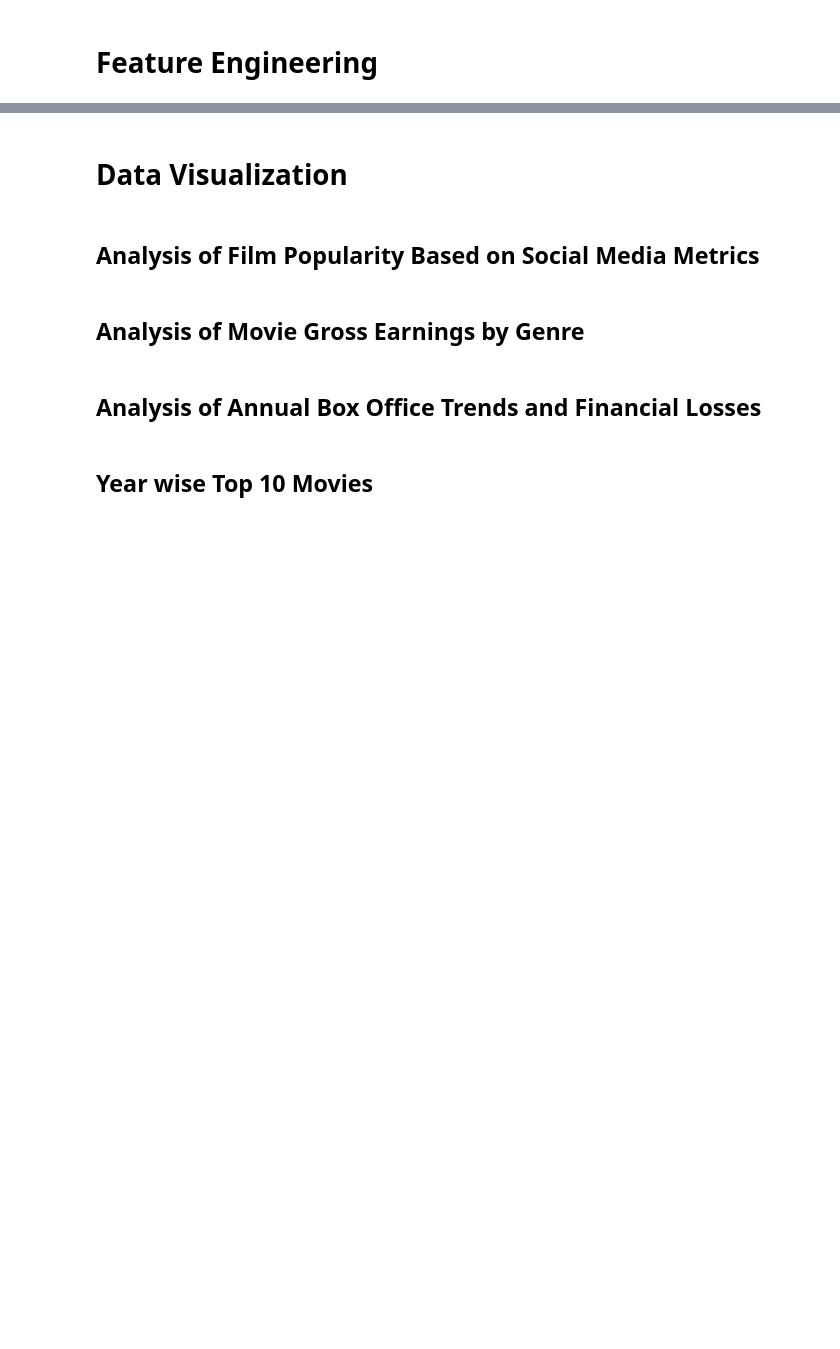
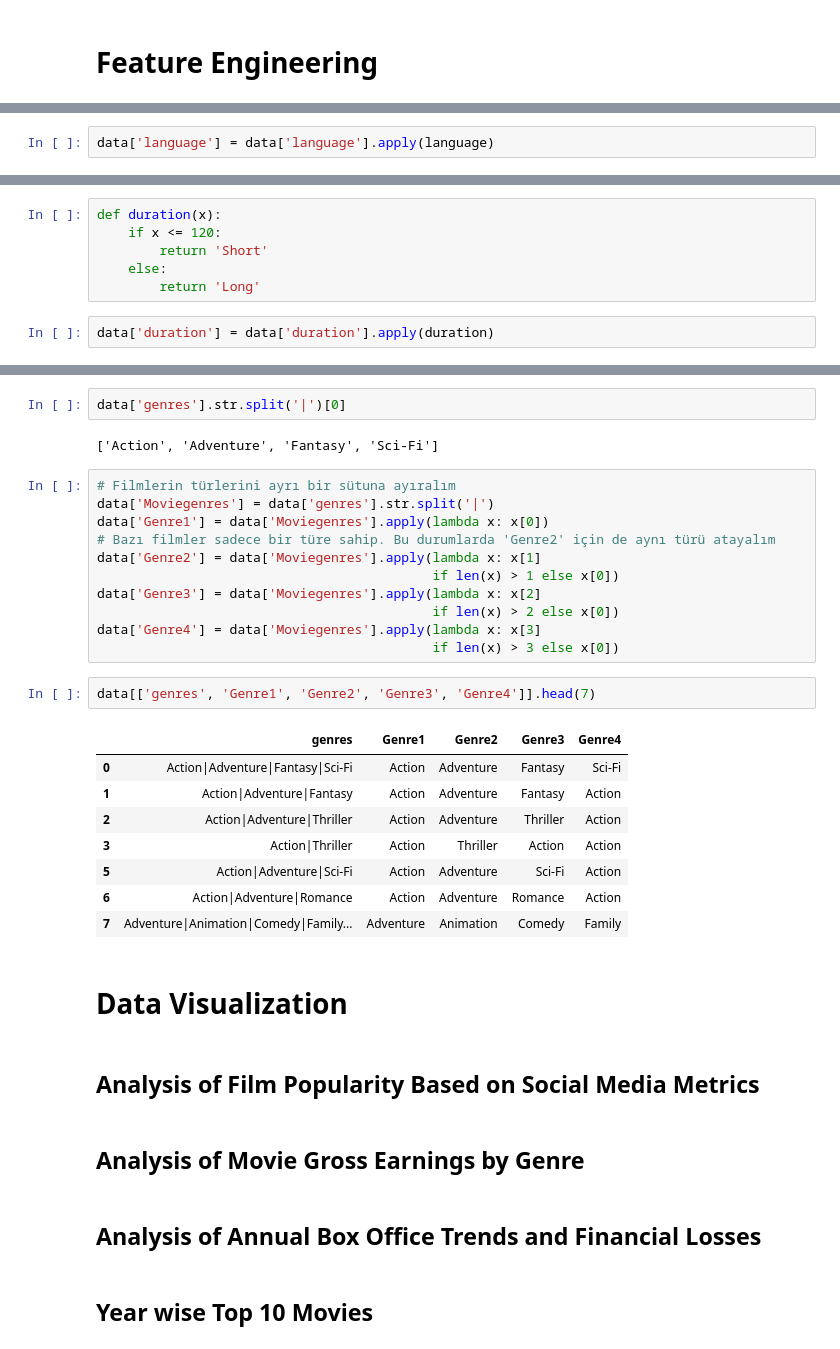
Before and after one commit to ayaramis/DataScience, a Jupyter notebook: recommendation_system/Movie Dataset EDA & Recommendation Engine 13.03.2024.ipynb, the cells around one changed output, grey strips where cells are left out. Drawn from its saved outputs; the diff is of its cells as text; blank space fills up the shorter version.

```diff
--- a/recommendation_system/Movie Dataset EDA & Recommendation Engine 13.03.2024.ipynb
+++ b/recommendation_system/Movie Dataset EDA & Recommendation Engine 13.03.2024.ipynb
@@ -89,0 +267,2 @@ warnings.filterwarnings('ignore')
+# %%
+data['language'] = data['language'].apply(language)
@@ -89,0 +276,8 @@ warnings.filterwarnings('ignore')
+# %%
+def duration(x):
+    if x <= 120:
+        return 'Short'
+    else:
+        return 'Long'
+# %%
+data['duration'] = data['duration'].apply(duration)
@@ -90,3 +307,29 @@ warnings.filterwarnings('ignore')
+# %%
+data['genres'].str.split('|')[0]
+# %% [output]
+['Action', 'Adventure', 'Fantasy', 'Sci-Fi']
+# %%
+# Filmlerin türlerini ayrı bir sütuna ayıralım
+data['Moviegenres'] = data['genres'].str.split('|')
+data['Genre1'] = data['Moviegenres'].apply(lambda x: x[0])
+# Bazı filmler sadece bir türe sahip. Bu durumlarda 'Genre2' için de aynı türü atayalım
+data['Genre2'] = data['Moviegenres'].apply(lambda x: x[1]
+                                           if len(x) > 1 else x[0])
+data['Genre3'] = data['Moviegenres'].apply(lambda x: x[2]
+                                           if len(x) > 2 else x[0])
+data['Genre4'] = data['Moviegenres'].apply(lambda x: x[3]
+                                           if len(x) > 3 else x[0])
+# %%
+data[['genres', 'Genre1', 'Genre2', 'Genre3', 'Genre4']].head(7)
+# %% [output]
+|  | genres | Genre1 | Genre2 | Genre3 | Genre4 |
+| 0 | Action|Adventure|Fantasy|Sci-Fi | Action | Adventure | Fantasy | Sci-Fi |
+| 1 | Action|Adventure|Fantasy | Action | Adventure | Fantasy | Action |
+| 2 | Action|Adventure|Thriller | Action | Adventure | Thriller | Action |
+| 3 | Action|Thriller | Action | Thriller | Action | Action |
+| 5 | Action|Adventure|Sci-Fi | Action | Adventure | Sci-Fi | Action |
+| 6 | Action|Adventure|Romance | Action | Adventure | Romance | Action |
+| 7 | Adventure|Animation|Comedy|Family... | Adventure | Animation | Comedy | Family |
 # %% [markdown]
 # Data Visualization
 # %% [markdown]
```
Also changed, not shown: parts of 23 cells of this notebook.
